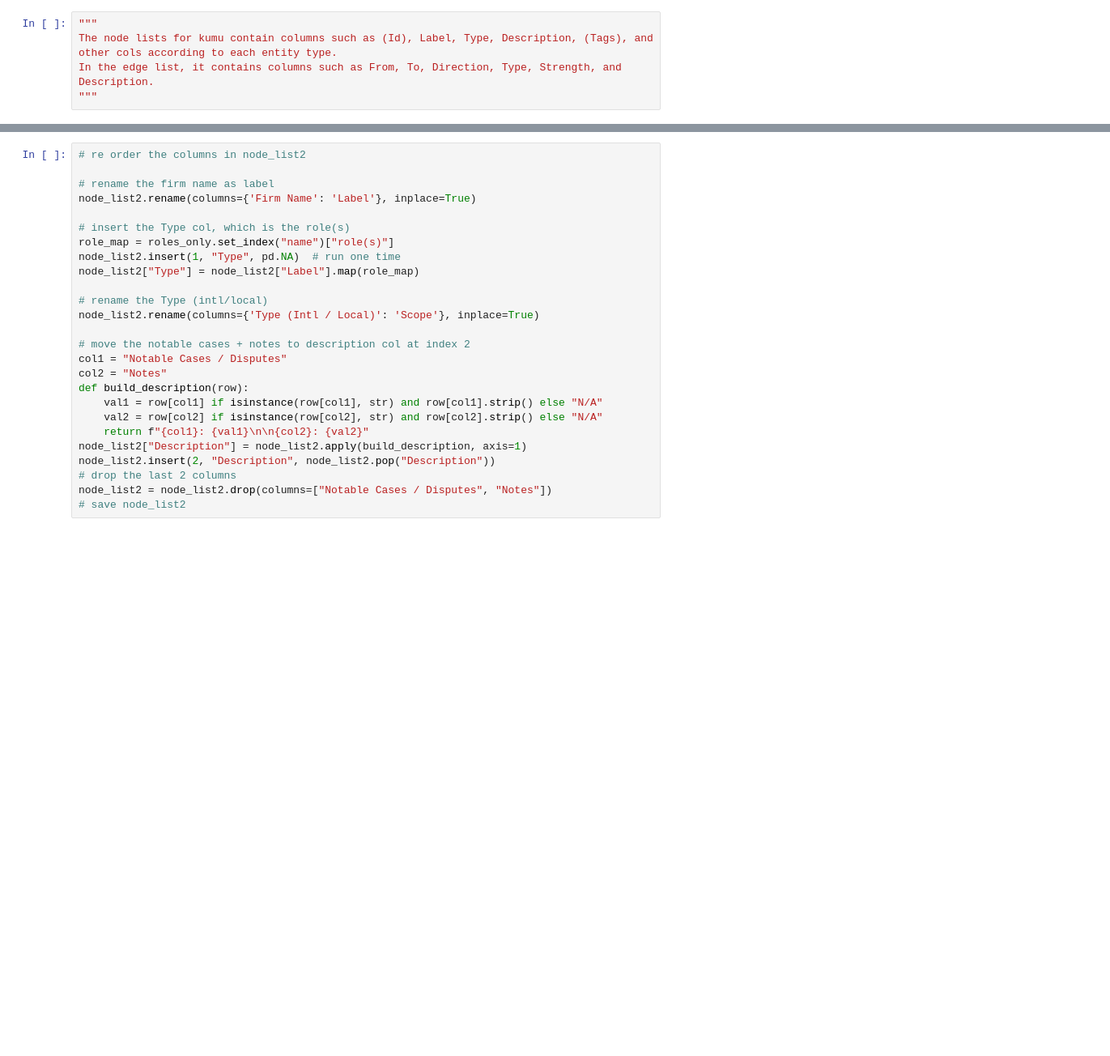
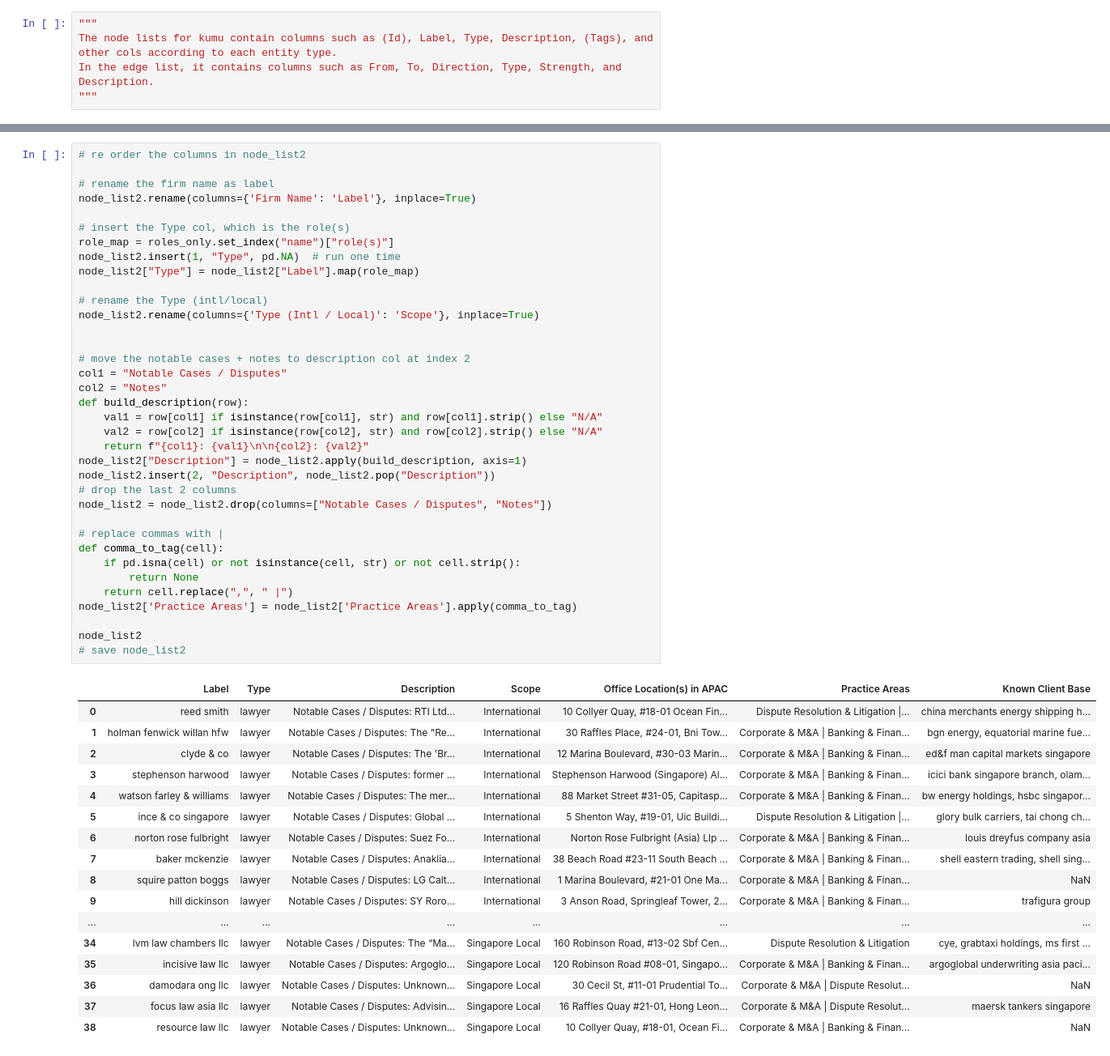
Before and after one commit to Mona212004/sna_trader_financier_lawyer, a Jupyter notebook: 4_kumu_struct/structure_node_lists.ipynb, the cells around one changed output, grey strips where cells are left out. Shown at 81% size. Drawn from its saved outputs; the diff is of its cells as text; blank space fills up the shorter version.

```diff
--- a/4_kumu_struct/structure_node_lists.ipynb
+++ b/4_kumu_struct/structure_node_lists.ipynb
@@ -42,29 +79,57 @@ node_list1.insert(2, 'Description', node_list1.pop(desc_col))
 # %%
 # re order the columns in node_list2
 
 # rename the firm name as label
 node_list2.rename(columns={'Firm Name': 'Label'}, inplace=True)
 
 # insert the Type col, which is the role(s)
 role_map = roles_only.set_index("name")["role(s)"]
 node_list2.insert(1, "Type", pd.NA)  # run one time
 node_list2["Type"] = node_list2["Label"].map(role_map)
 
 # rename the Type (intl/local)
 node_list2.rename(columns={'Type (Intl / Local)': 'Scope'}, inplace=True)
 
+
 # move the notable cases + notes to description col at index 2
 col1 = "Notable Cases / Disputes"
 col2 = "Notes"
 def build_description(row):
     val1 = row[col1] if isinstance(row[col1], str) and row[col1].strip() else "N/A"
     val2 = row[col2] if isinstance(row[col2], str) and row[col2].strip() else "N/A"
     return f"{col1}: {val1}\n\n{col2}: {val2}"
 node_list2["Description"] = node_list2.apply(build_description, axis=1)
 node_list2.insert(2, "Description", node_list2.pop("Description"))
 # drop the last 2 columns
 node_list2 = node_list2.drop(columns=["Notable Cases / Disputes", "Notes"])
+
+# replace commas with |
+def comma_to_tag(cell):
+    if pd.isna(cell) or not isinstance(cell, str) or not cell.strip():
+        return None
+    return cell.replace(",", " |")
+node_list2['Practice Areas'] = node_list2['Practice Areas'].apply(comma_to_tag)
+
+node_list2
 # save node_list2
+# %% [output]
+|  | Label | Type | Description | Scope | Office Location(s) in APAC | Practice Areas | Known Client Base |
+| 0 | reed smith | lawyer | Notable Cases / Disputes: RTI Ltd... | International | 10 Collyer Quay, #18-01 Ocean Fin... | Dispute Resolution & Litigation |... | china merchants energy shipping h... |
+| 1 | holman fenwick willan hfw | lawyer | Notable Cases / Disputes: The "Re... | International | 30 Raffles Place, #24-01, Bni Tow... | Corporate & M&A | Banking & Finan... | bgn energy, equatorial marine fue... |
+| 2 | clyde & co | lawyer | Notable Cases / Disputes: The 'Br... | International | 12 Marina Boulevard, #30-03 Marin... | Corporate & M&A | Banking & Finan... | ed&f man capital markets singapore |
+| 3 | stephenson harwood | lawyer | Notable Cases / Disputes: former ... | International | Stephenson Harwood (Singapore) Al... | Corporate & M&A | Banking & Finan... | icici bank singapore branch, olam... |
+| 4 | watson farley & williams | lawyer | Notable Cases / Disputes: The mer... | International | 88 Market Street #31-05, Capitasp... | Corporate & M&A | Banking & Finan... | bw energy holdings, hsbc singapor... |
+| 5 | ince & co singapore | lawyer | Notable Cases / Disputes: Global ... | International | 5 Shenton Way, #19-01, Uic Buildi... | Dispute Resolution & Litigation |... | glory bulk carriers, tai chong ch... |
+| 6 | norton rose fulbright | lawyer | Notable Cases / Disputes: Suez Fo... | International | Norton Rose Fulbright (Asia) Llp ... | Corporate & M&A | Banking & Finan... | louis dreyfus company asia |
+| 7 | baker mckenzie | lawyer | Notable Cases / Disputes: Anaklia... | International | 38 Beach Road #23-11 South Beach ... | Corporate & M&A | Banking & Finan... | shell eastern trading, shell sing... |
+| 8 | squire patton boggs | lawyer | Notable Cases / Disputes: LG Calt... | International | 1 Marina Boulevard, #21-01 One Ma... | Corporate & M&A | Banking & Finan... | NaN |
+| 9 | hill dickinson | lawyer | Notable Cases / Disputes: SY Roro... | International | 3 Anson Road, Springleaf Tower, 2... | Corporate & M&A | Banking & Finan... | trafigura group |
+| ... | ... | ... | ... | ... | ... | ... | ... |
+| 34 | lvm law chambers llc | lawyer | Notable Cases / Disputes: The “Ma... | Singapore Local | 160 Robinson Road, #13-02 Sbf Cen... | Dispute Resolution & Litigation | cye, grabtaxi holdings, ms first ... |
+| 35 | incisive law llc | lawyer | Notable Cases / Disputes: Argoglo... | Singapore Local | 120 Robinson Road #08-01, Singapo... | Corporate & M&A | Banking & Finan... | argoglobal underwriting asia paci... |
+| 36 | damodara ong llc | lawyer | Notable Cases / Disputes: Unknown... | Singapore Local | 30 Cecil St, #11-01 Prudential To... | Corporate & M&A | Dispute Resolut... | NaN |
+| 37 | focus law asia llc | lawyer | Notable Cases / Disputes: Advisin... | Singapore Local | 16 Raffles Quay #21-01, Hong Leon... | Corporate & M&A | Dispute Resolut... | maersk tankers singapore |
+| 38 | resource law llc | lawyer | Notable Cases / Disputes: Unknown... | Singapore Local | 10 Collyer Quay, #18-01, Ocean Fi... | Corporate & M&A | Banking & Finan... | NaN |
 # %%
 # re order the columns in node_list3
 node_list3.rename(columns={'Institution Name': 'Label', 'Category':'Financier Type'}, inplace=True)
```
Also changed, not shown: parts of 9 cells of this notebook, 3 other files.
